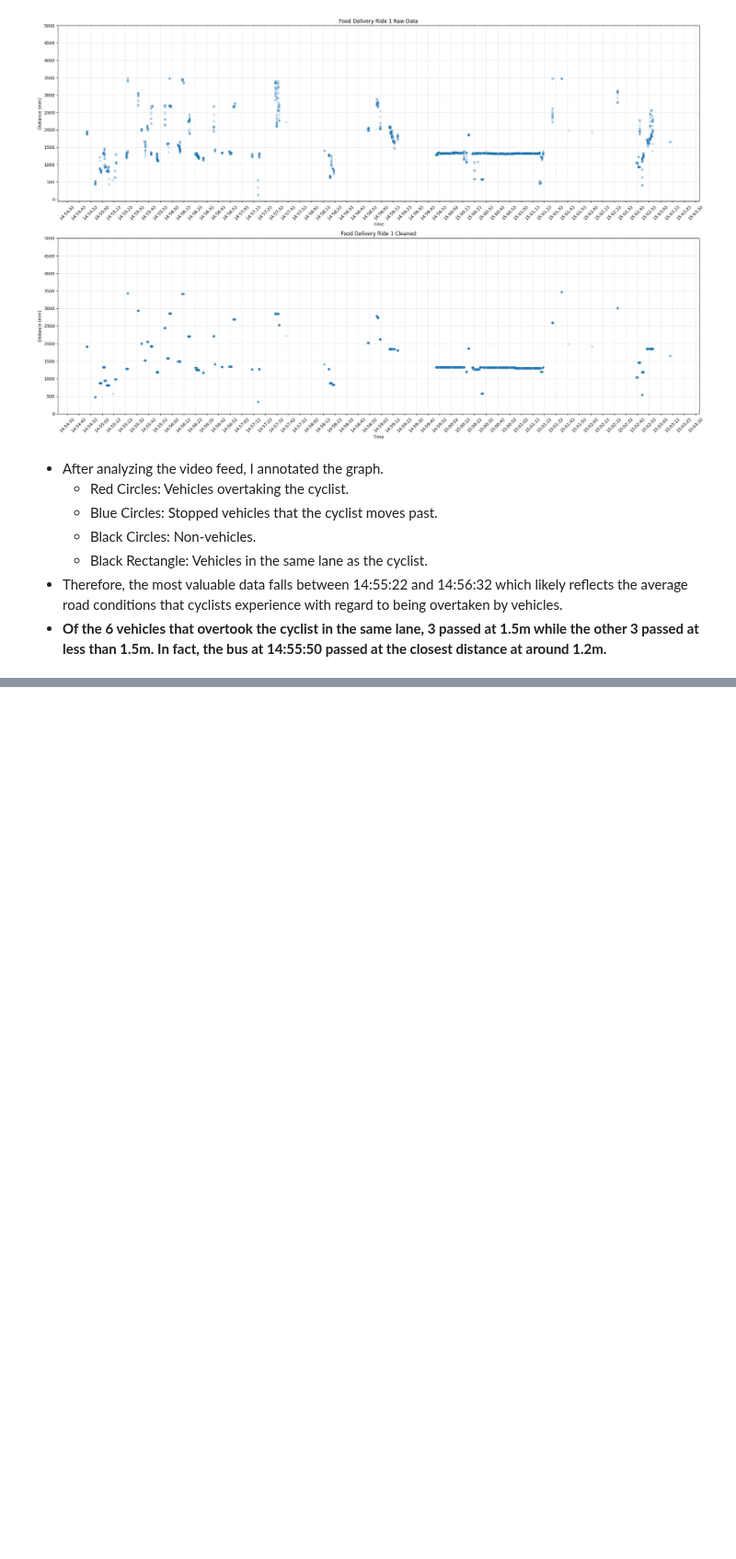
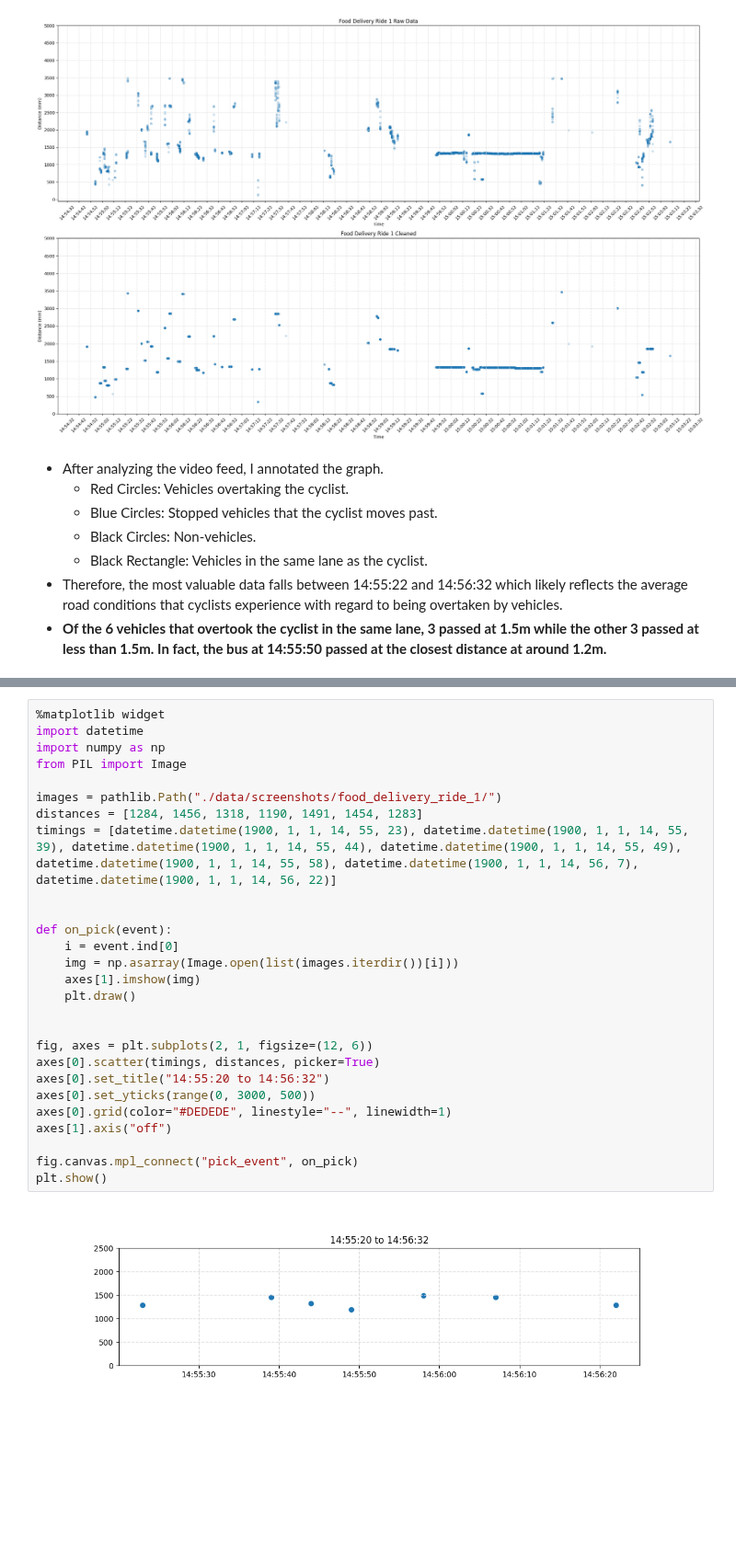
Before and after one commit to wuihee/cycling-safety-analysis, a Jupyter notebook: data_analysis/Laser_Outdoor_Tests.ipynb, the cells around one changed output, grey strips where cells are left out. Shown at 92% size. Saved outputs shown, nothing was run; the diff lists cells and outputs as text; blank space fills up the shorter version.

Commit message:
Updated laser data analysis

```diff
--- a/data_analysis/Laser_Outdoor_Tests.ipynb
+++ b/data_analysis/Laser_Outdoor_Tests.ipynb
@@ -128,4 +129,33 @@ plt.show()
 - **Of the 6 vehicles that overtook the cyclist in the same lane, 3 passed at 1.5m while the other 3 passed at less than 1.5m. In fact, the bus at 14:55:50 passed at the closest distance at around 1.2m.**
 # %% [markdown]
 ![Food Delivery Ride 1 Cleaned](./data/annotated_graphs/Food%20Delivery%20Ride%201%20Cleaned.png)
+# %%
+%matplotlib widget
+import datetime
+import numpy as np
+from PIL import Image
+
+images = pathlib.Path("./data/screenshots/food_delivery_ride_1/")
+distances = [1284, 1456, 1318, 1190, 1491, 1454, 1283]
+timings = [datetime.datetime(1900, 1, 1, 14, 55, 23), datetime.datetime(1900, 1, 1, 14, 55, 39), datetime.datetime(1900, 1, 1, 14, 55, 44), datetime.datetime(1900, 1, 1, 14, 55, 49), datetime.datetime(1900, 1, 1, 14, 55, 58), datetime.datetime(1900, 1, 1, 14, 56, 7), datetime.datetime(1900, 1, 1, 14, 56, 22)]
+
+
+def on_pick(event):
+    i = event.ind[0]
+    img = np.asarray(Image.open(list(images.iterdir())[i]))
+    axes[1].imshow(img)
+    plt.draw()
+
+
+fig, axes = plt.subplots(2, 1, figsize=(12, 6))
+axes[0].scatter(timings, distances, picker=True)
+axes[0].set_title("14:55:20 to 14:56:32")
+axes[0].set_yticks(range(0, 3000, 500))
+axes[0].grid(color="#DEDEDE", linestyle="--", linewidth=1)
+axes[1].axis("off")
+
+fig.canvas.mpl_connect("pick_event", on_pick)
+plt.show()
+# %% [output]
+[figure, added]
 # %%
```
Also changed, not shown: parts of 2 cells of this notebook, 11 other files.
